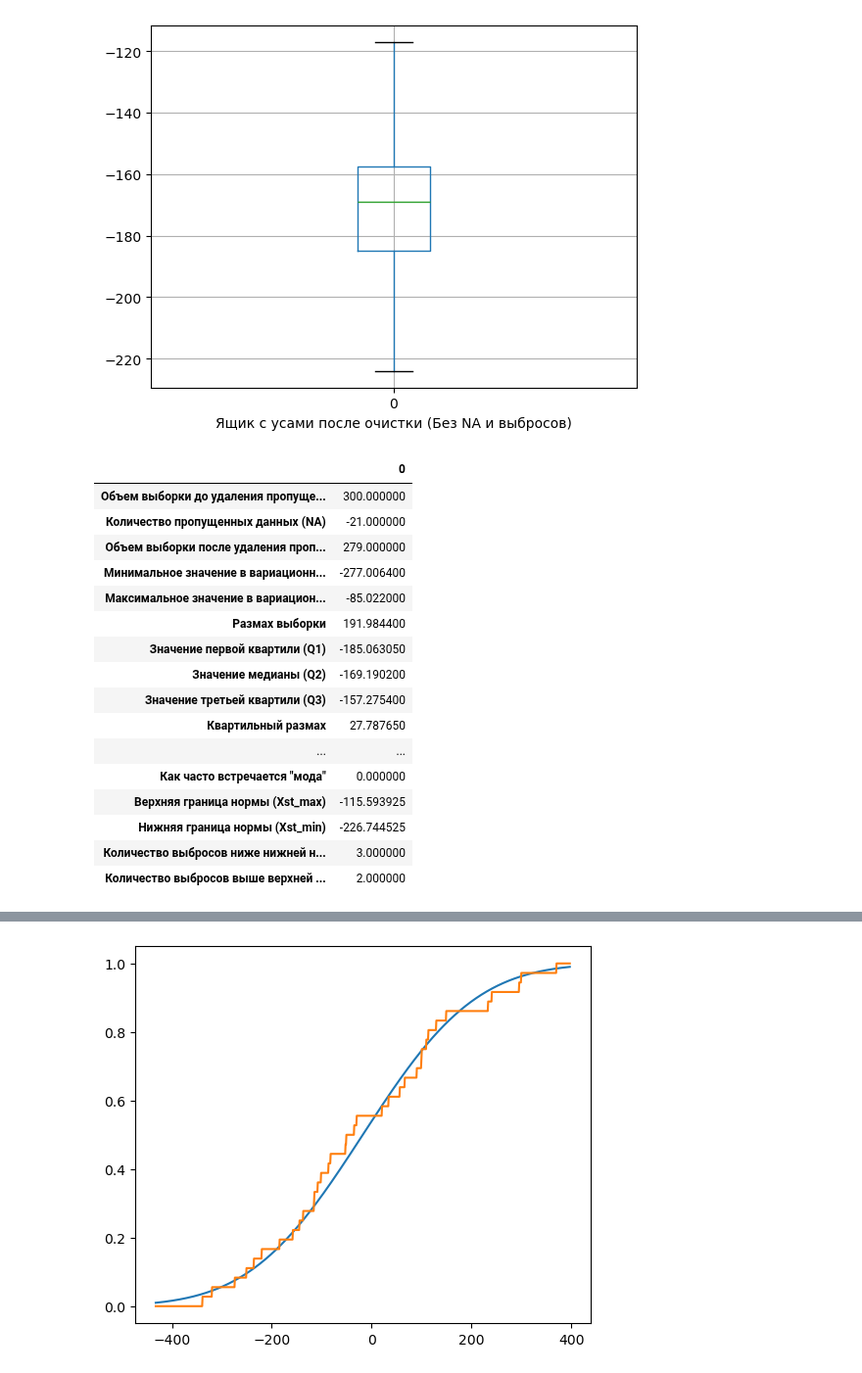
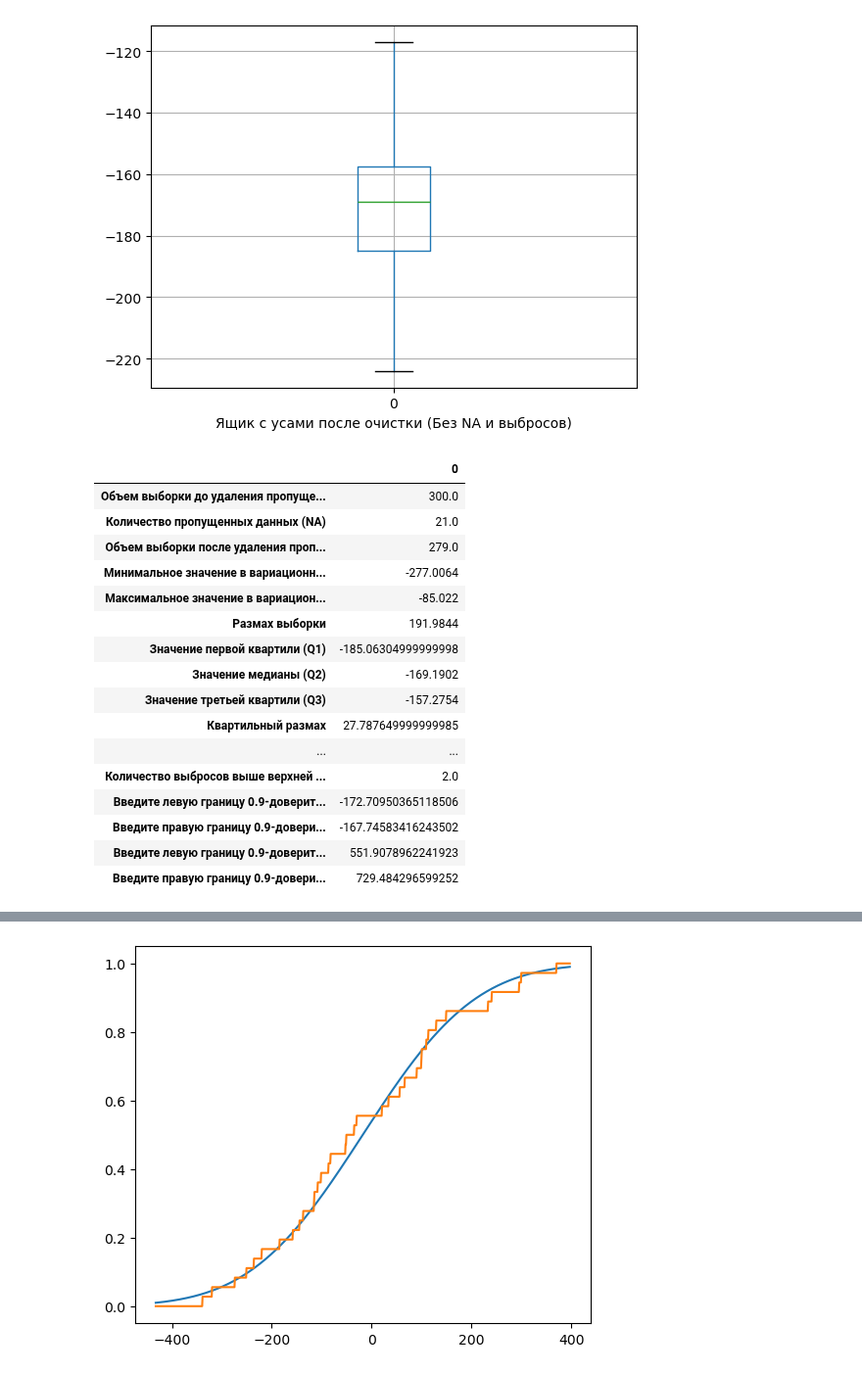
Before and after one commit to Ackrome/FU, a Jupyter notebook: Course_2/MS/ПМ23-1_Тищенко_МС-9.ipynb, the cells around one changed output, grey strips where cells are left out. Shown at 98% size. Saved outputs shown, nothing was run; the diff lists cells and outputs as text; code cells hidden in the pictures.

```diff
--- a/Course_2/MS/ПМ23-1_Тищенко_МС-9.ipynb
+++ b/Course_2/MS/ПМ23-1_Тищенко_МС-9.ipynb
@@ -4,10 +4,11 @@ import matplotlib.pyplot as plt
 import numpy as np
 import scipy.stats
 from statsmodels.distributions.empirical_distribution import ECDF
+from  inspect import getsource
 
-def from_big_text(data:str,splitter:str):
+def from_big_text(data:str,splitter:str,g:float = 0.9):
 
-    index = pd.Index('''Объем выборки до удаления пропущенных данных
+    index = pd.Index(f'''Объем выборки до удаления пропущенных данных
 Количество пропущенных данных (NA)
 Объем выборки после удаления пропущенных данных
 Минимальное значение в вариационном ряду
@@ -30,6 +31,10 @@ def from_big_text(data:str,splitter:str):
 Нижняя граница нормы (Xst_min)
 Количество выбросов ниже нижней нормы
 Количество выбросов выше верхней нормы
+Введите левую границу {g}-доверительного интервала для E(X)
+Введите правую границу {g}-доверительного интервала для E(X)
+Введите левую границу {g}-доверительного интервала для Var(X)
+Введите правую границу {g}-доверительного интервала для Var(X)
 '''.split('\n'))
 
     data_list=[]
@@ -40,7 +45,7 @@ def from_big_text(data:str,splitter:str):
 
     df=df.dropna()
     length_after=df.size
-    data_list.extend([length_after-length_before,length_after])
+    data_list.extend([abs(length_after-length_before),length_after])
 
     minn=df.describe().loc['min'].values[0]
     maxx=df.describe().loc['max'].values[0]
@@ -52,7 +57,7 @@ def from_big_text(data:str,splitter:str):
 
     mean = df.describe().loc['mean'].values[0]
 
-    data_list.extend([Q1,Q2,Q3,Q3-Q1,mean,df.std(ddof=1)[0],df.var(ddof=1)[0],df.kurt()[0],df.skew()[0]])
+    data_list.extend([Q1,Q2,Q3,Q3-Q1,mean,df.std(ddof=1,axis=0)[0],df.var(ddof=1)[0],df.kurt()[0],df.skew()[0]])
 
     data_list.append(data_list[11]/data_list[2]**0.5)
     data_list.extend(df.quantile(0.63))
@@ -67,6 +72,20 @@ def from_big_text(data:str,splitter:str):
     data_list.extend([data_list[8]+1.5*data_list[9],data_list[6]-1.5*data_list[9]])
     data_list.extend([len(df[df.iloc[:,0]<data_list[20]]),len(df[df.iloc[:,0]>data_list[19]])])
 
+    z = scipy.stats.t.ppf((g+1)/2,length_after-1)
+    sigma = df.std(ddof=1,axis=0)[0]
+    delta = z * sigma/np.sqrt(length_after)
+
+    data_list.extend([(mean-delta),(mean+delta)])
+
+    z = scipy.stats.t.ppf((g+1)/2,length_after-1)
+    sigma = df.std(ddof=1,axis=0)[0]
+    var = sigma**2
+    delta_R = length_after*var/scipy.stats.chi2.ppf((1-g)/2,length_after)
+    delta_L = length_after*var/scipy.stats.chi2.ppf((1+g)/2,length_after)
+
+    data_list.extend([delta_L,delta_R])
+
     df.boxplot()
     plt.xlabel('Ящик с усами до очистки')
     plt.show()
@@ -76,6 +95,7 @@ def from_big_text(data:str,splitter:str):
     plt.xlabel('Ящик с усами после очистки (Без NA и выбросов)')
     plt.show()
 
+    res_df = pd.DataFrame(data_list,index[:len(data_list)], dtype=str)
 
-    return pd.DataFrame(data_list,index[:len(data_list)])
+    return res_df
 # %%
@@ -83,21 +103,21 @@ text='-194.3779; -177.7017; NA; -190.9091; -170.5325; -168.1535; -197.1981; -122
-from_big_text(text.replace('; ','; -').replace('--','-'),'; ')
+from_big_text(text.replace('; ','; -').replace('--','-'),'; ',0.9)
 # %% [output]
 [figure]
 [figure]
 |  | 0 |
-| Объем выборки до удаления пропуще... | 300.000000 |
-| Количество пропущенных данных (NA) | -21.000000 |
-| Объем выборки после удаления проп... | 279.000000 |
-| Минимальное значение в вариационн... | -277.006400 |
-| Максимальное значение в вариацион... | -85.022000 |
-| Размах выборки | 191.984400 |
-| Значение первой квартили (Q1) | -185.063050 |
-| Значение медианы (Q2) | -169.190200 |
-| Значение третьей квартили (Q3) | -157.275400 |
-| Квартильный размах | 27.787650 |
+| Объем выборки до удаления пропуще... | 300.0 |
+| Количество пропущенных данных (NA) | 21.0 |
+| Объем выборки после удаления проп... | 279.0 |
+| Минимальное значение в вариационн... | -277.0064 |
+| Максимальное значение в вариацион... | -85.022 |
+| Размах выборки | 191.9844 |
+| Значение первой квартили (Q1) | -185.06304999999998 |
+| Значение медианы (Q2) | -169.1902 |
+| Значение третьей квартили (Q3) | -157.2754 |
+| Квартильный размах | 27.787649999999985 |
 | ... | ... |
-| Как часто встречается "мода" | 0.000000 |
-| Верхняя граница нормы (Xst_max) | -115.593925 |
-| Нижняя граница нормы (Xst_min) | -226.744525 |
-| Количество выбросов ниже нижней н... | 3.000000 |
-| Количество выбросов выше верхней ... | 2.000000 |
+| Количество выбросов выше верхней ... | 2.0 |
+| Введите левую границу 0.9-доверит... | -172.70950365118506 |
+| Введите правую границу 0.9-довери... | -167.74583416243502 |
+| Введите левую границу 0.9-доверит... | 551.9078962241923 |
+| Введите правую границу 0.9-довери... | 729.484296599252 |
```
Also changed, not shown: parts of 1 cell of this notebook, 12 other files.
